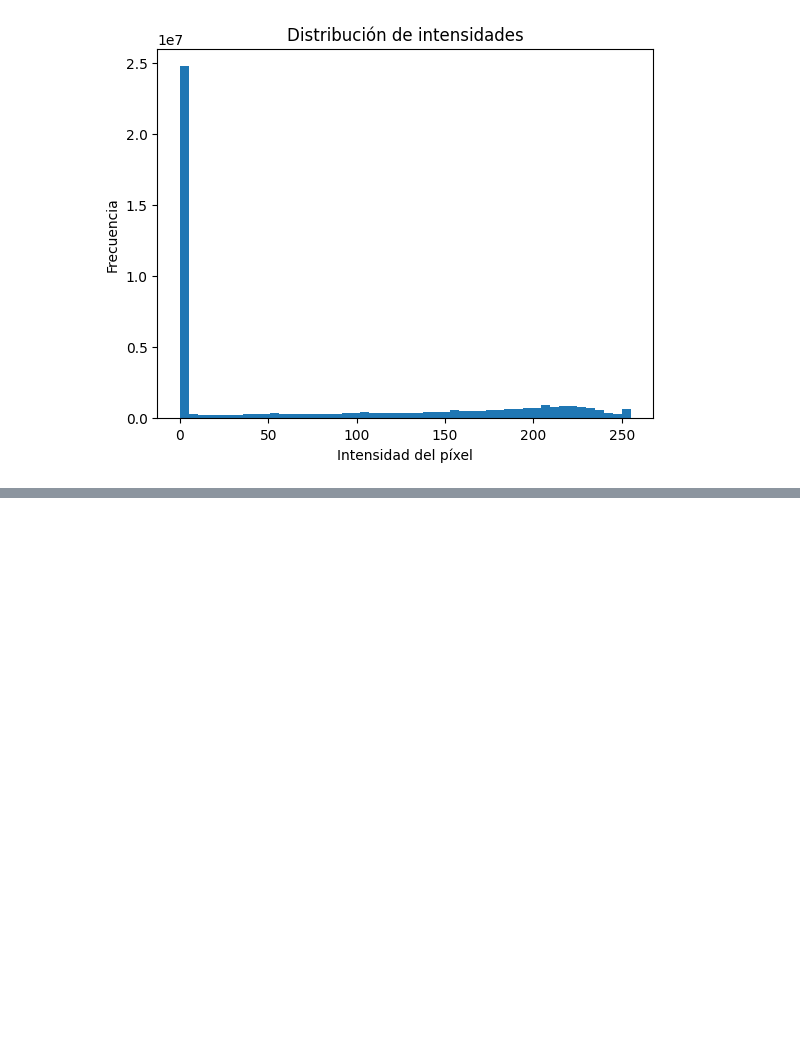
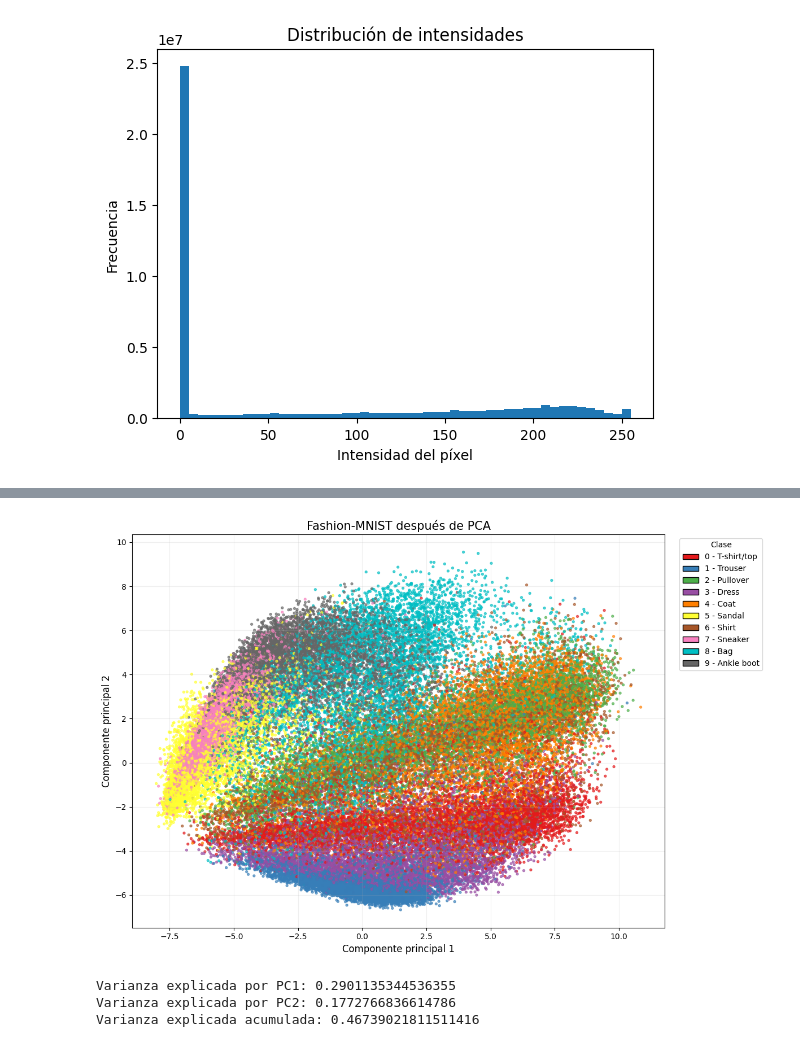
Before and after one commit to GalvanSierra/data_analyst_event_02, a Jupyter notebook: notebooks/01-fashion-mnist.ipynb, the cells around one changed output, grey strips where cells are left out. Cells and saved outputs as stored; diff of their text form; code cells hidden in the pictures; blank space fills up the shorter version.

Commit message:
feat: apply preprocesamiento y reducción to fashion dataset

```diff
--- a/notebooks/01-fashion-mnist.ipynb
+++ b/notebooks/01-fashion-mnist.ipynb
@@ -144,0 +163,2 @@ plt.show()
+# %%
+X = X / 255.0
@@ -144,0 +174,8 @@ plt.show()
+# %%
+from sklearn.decomposition import PCA
+
+pca_2 = PCA(n_components=2)
+
+X_pca_2 = pca_2.fit_transform(X)
+
+print(X_pca_2.shape)
@@ -144,0 +197,68 @@ plt.show()
+# %%
+from matplotlib.colors import ListedColormap
+from matplotlib.patches import Patch
+
+# Nombres de las clases
+class_names = {
+    0: "T-shirt/top",
+    1: "Trouser",
+    2: "Pullover",
+    3: "Dress",
+    4: "Coat",
+    5: "Sandal",
+    6: "Shirt",
+    7: "Sneaker",
+    8: "Bag",
+    9: "Ankle boot",
+}
+
+# Colores claramente diferenciados para las 10 clases
+colors = [
+    "#e41a1c",  # 0 - Rojo
+    "#377eb8",  # 1 - Azul
+    "#4daf4a",  # 2 - Verde
+    "#984ea3",  # 3 - Morado
+    "#ff7f00",  # 4 - Naranja
+    "#ffff33",  # 5 - Amarillo
+    "#a65628",  # 6 - Café
+    "#f781bf",  # 7 - Rosado
+    "#00bfc4",  # 8 - Turquesa
+    "#666666",  # 9 - Gris
+]
+
+cmap = ListedColormap(colors)
+
+# Gráfico PCA
+plt.figure(figsize=(12, 8))
+
+scatter = plt.scatter(
+    X_pca_2[:, 0], X_pca_2[:, 1], c=y, cmap=cmap, vmin=0, vmax=9, s=8, alpha=0.65
+)
+
+plt.xlabel("Componente principal 1", fontsize=12)
+plt.ylabel("Componente principal 2", fontsize=12)
+plt.title("Fashion-MNIST después de PCA", fontsize=15)
+
+# Crear leyenda auxiliar
+legend_elements = [
+    Patch(facecolor=colors[i], edgecolor="black", label=f"{i} - {class_names[i]}")
+    for i in range(10)
+]
+
+plt.legend(
+    handles=legend_elements, title="Clase", bbox_to_anchor=(1.02, 1), loc="upper left"
+)
+
+plt.grid(alpha=0.2)
+plt.tight_layout()
+plt.show()
+# %% [output]
+[figure, added]
+# %%
+print("Varianza explicada por PC1:", pca_2.explained_variance_ratio_[0])
+print("Varianza explicada por PC2:", pca_2.explained_variance_ratio_[1])
+print("Varianza explicada acumulada:", pca_2.explained_variance_ratio_.sum())
+# %% [output]
+Varianza explicada por PC1: 0.2901135344536355
+Varianza explicada por PC2: 0.1772766836614786
+Varianza explicada acumulada: 0.46739021811511416
```
Also changed, not shown: parts of 13 cells of this notebook.
